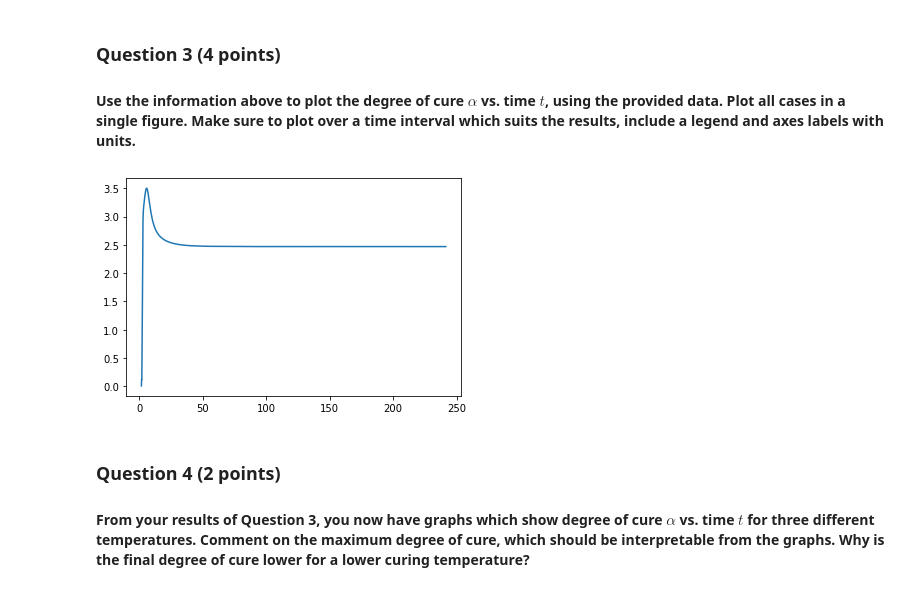
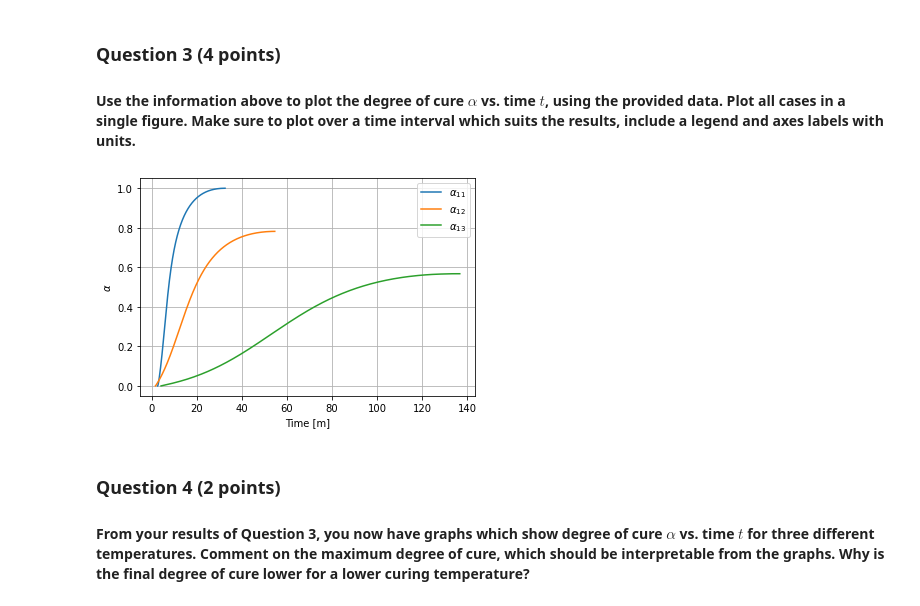
Before and after one commit to ocarpentier/PCM, a Jupyter notebook: Cure Kinetics PCM.ipynb, the cells around one changed output. Saved outputs shown, nothing was run; the diff lists cells and outputs as text; code cells hidden in the pictures.

```diff
--- a/Cure Kinetics PCM.ipynb
+++ b/Cure Kinetics PCM.ipynb
@@ -103,19 +100,38 @@ Answer here (double clickkke to open)
 # %% [markdown]
 ### Question 3 (4 points)
 #### Use the information above to plot the degree of cure $\alpha$ vs. time $t$, using the provided data. Plot all cases in a single figure. Make sure to plot over a time interval which suits the results, include a legend and axes labels with units.
-# %%
-#get H_max
-H_max = data_arr_11[1,:].max()
-#diff H(t) by t
-y11 = data_arr_11[1,:]/H_max
-time11 = data_arr_11[0,:]
-dHdt = np.diff(y11)/np.diff(time11)
-alpha = integrate.cumulative_trapezoid(dHdt,time11[1::])
-plt.plot(time11[2::],alpha)
-plt.show()
-#integrate over dt
-# %% [output]
-[figure, removed]
+# %%
+#divide Data by their corresponding masses to get dH/dt
+y11 = data_arr_11/m1
+#Then integrate and cumulate to get alpha
+alpha11 = integrate.cumulative_trapezoid(y11,t11)
+
+
+
+y12 = data_arr_12b/m2
+alpha12 = integrate.cumulative_trapezoid(y12,t12b)
+
+
+y13 = data_arr_13/m3
+alpha13 = integrate.cumulative_trapezoid(y13,t13)
+
+#divide alphas by absolute maximums
+H_max = max(np.max(alpha11),np.max(alpha12),np.max(alpha13))
+alpha11 /= H_max
+alpha12 /= H_max
+alpha13 /= H_max
+
+plt.plot(t11[1::],alpha11,label='$\\alpha_{11}$')
+plt.plot(t12b[1::],alpha12,label='$\\alpha_{12}$')
+plt.plot(t13[1::],alpha13,label='$\\alpha_{13}$')
+plt.xlabel(f'Time [m]')
+plt.ylabel(f'$\\alpha$')
+plt.legend()
+plt.grid(True)
+plt.show()
+#integrate over dt
+# %% [output]
+[figure, added]
 # %% [markdown]
 ### Question 4 (2 points)
 #### From your results of Question 3, you now have graphs which show degree of cure $\alpha$ vs. time $t$ for three different temperatures. Comment on the maximum degree of cure, which should be interpretable from the graphs. Why is the final degree of cure lower for a lower curing temperature?
```
Also changed, not shown: parts of 4 cells of this notebook.
